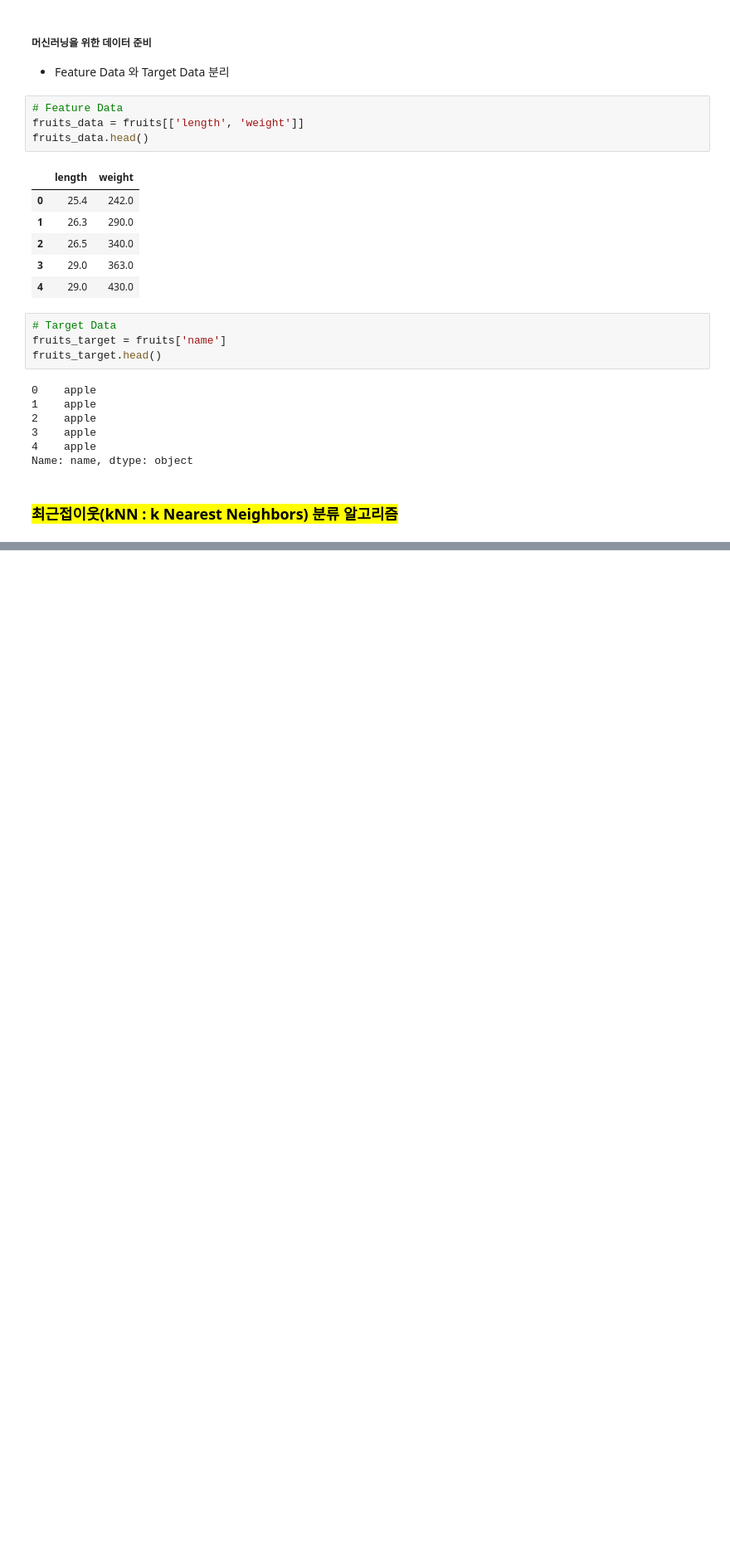
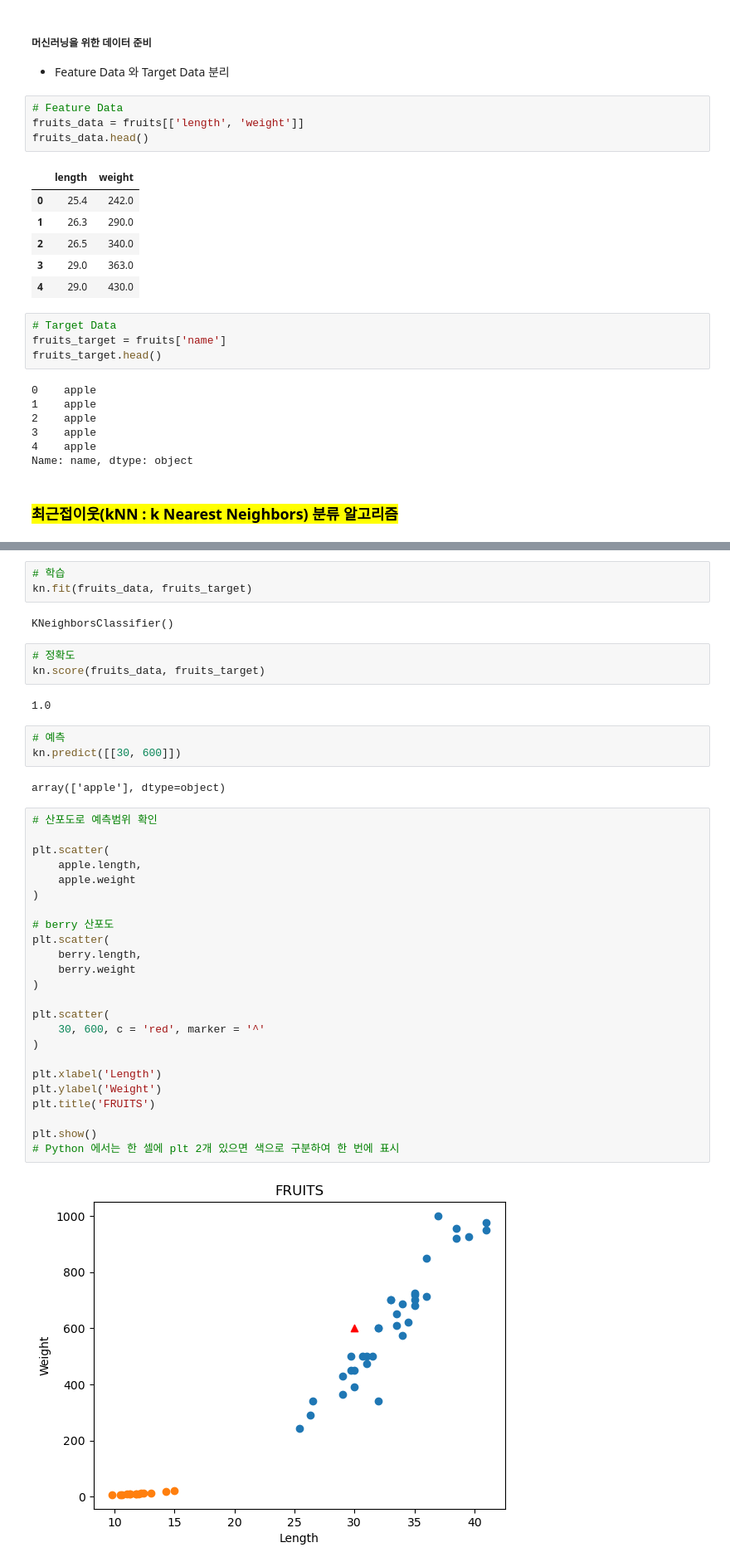
Before and after one commit to Sphen1sc1dae/MachineLearning, a Jupyter notebook: Note/04.ipynb, the cells around one changed output, grey strips where cells are left out. Shown at 83% size. Saved outputs shown, nothing was run; the diff lists cells and outputs as text; blank space fills up the shorter version.

```diff
--- a/Note/04.ipynb
+++ b/Note/04.ipynb
@@ -139,0 +145,41 @@ Name: name, dtype: object
+# %%
+# 학습
+kn.fit(fruits_data, fruits_target)
+# %% [output]
+KNeighborsClassifier()
+# %%
+# 정확도
+kn.score(fruits_data, fruits_target)
+# %% [output]
+1.0
+# %%
+# 예측
+kn.predict([[30, 600]])
+# %% [output]
+array(['apple'], dtype=object)
+# %%
+# 산포도로 예측범위 확인
+
+plt.scatter(
+    apple.length,
+    apple.weight
+)
+
+# berry 산포도
+plt.scatter(
+    berry.length,
+    berry.weight
+)
+
+plt.scatter(
+    30, 600, c = 'red', marker = '^'
+)
+
+plt.xlabel('Length')
+plt.ylabel('Weight')
+plt.title('FRUITS')
+
+plt.show()
+# Python 에서는 한 셀에 plt 2개 있으면 색으로 구분하여 한 번에 표시
+# %% [output]
+[figure, added]
```
Also changed, not shown: parts of 2 cells of this notebook, 1 other file.
